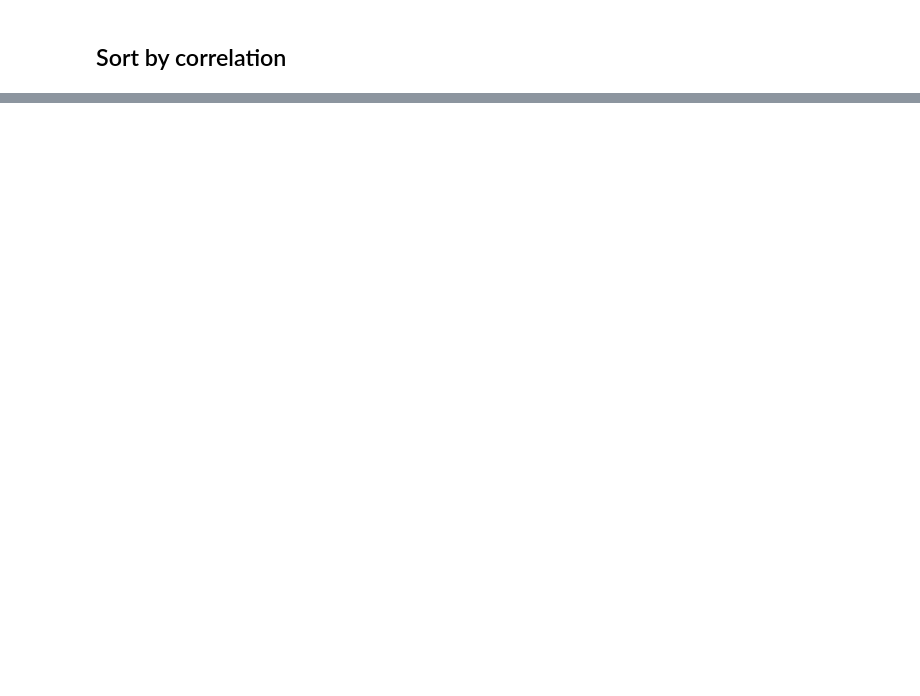
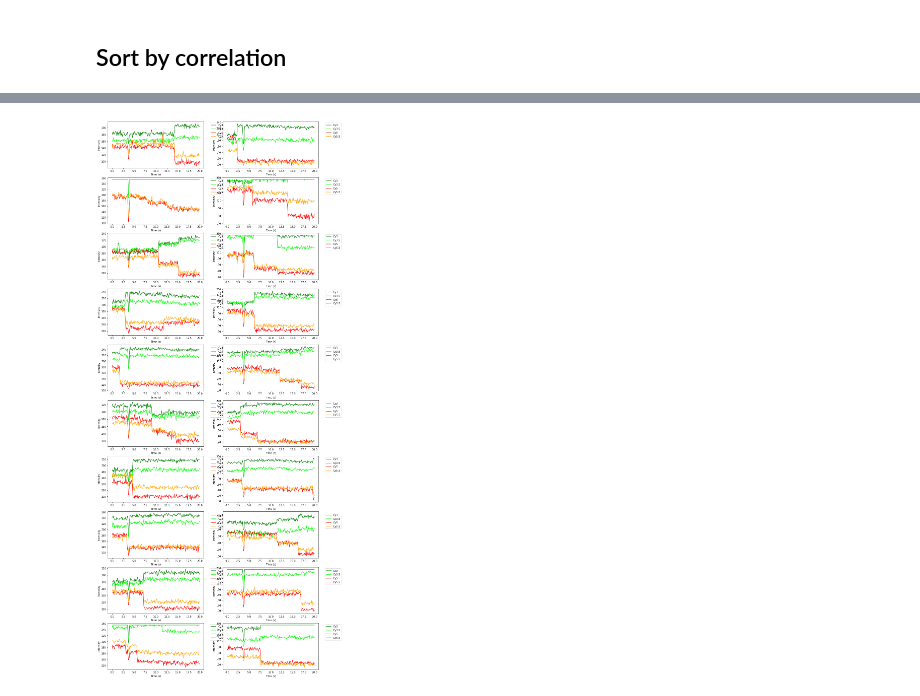
Before and after one commit to ashleefeng/pacbio, a Jupyter notebook: PacBio_read_30s.ipynb, the cells around one changed output, grey strips where cells are left out. Drawn from its saved outputs; the diff is of its cells as text; code cells hidden in the pictures; blank space fills up the shorter version.

```diff
--- a/PacBio_read_30s.ipynb
+++ b/PacBio_read_30s.ipynb
@@ -238,0 +300,6 @@ for i in range(20):
+# %%
+kmeans = KMeans(init='k-means++', n_clusters=n_clusters, n_init=10)
+kmeans.fit(data)
+# %%
+labels = kmeans.labels_
+plt.hist(labels)
@@ -239,2 +327,15 @@ for i in range(20):
+# %%
+plt.figure(figsize=(15, 100))
+for i in range(100):
+    plt.subplot(50, 2, i+1)
+    st = traces[zeros[i]]
+    for j in range(4):
+        plt.plot(time_axis, st[j], color=colors[j])
+        j += 1
+
+    plt.xlabel('Time (s)')
+    plt.ylabel('Intensity')
+    plt.legend(lasers, bbox_to_anchor=(0.75, 0.5, 0.5, 0.5))
+    i = i + 1
 # %%
 plt.hist(corr_list, bins = 50, range=[-4e5, 4e5])
@@ -262,0 +342,28 @@ plt.hist(corr_list, bins = 50, range=[-4e5, 4e5])
+# %%
+max_intens = np.zeros((2, n_traces))
+min_intens = np.zeros((2, n_traces))
+for i in range(n_traces):
+    trace = traces[i]
+    max_intens[0, i] = np.max(trace[0])
+    min_intens[0, i] = np.min(trace[0])
+    max_intens[1, i] = np.max(trace[2])
+    min_intens[1, i] = np.min(trace[2])
+
+diff = min_intens - max_intens
+
+diff_sort_cy5 = np.argsort(diff[1])
+# %%
+plt.figure(figsize=(15, 40))
+for i in range(20):
+    plt.subplot(10, 2, i+1)
+    st = traces[diff_sort_cy5[i]]
+    for j in range(4):
+        plt.plot(time_axis, st[j], color=colors[j])
+        j += 1
+
+    plt.xlabel('Time (s)')
+    plt.ylabel('Intensity')
+    plt.legend(lasers, bbox_to_anchor=(0.75, 0.5, 0.5, 0.5))
+    i = i + 1
+# %% [output]
+[figure, added]
```
Also changed, not shown: parts of 30 cells of this notebook, 2 other files.
